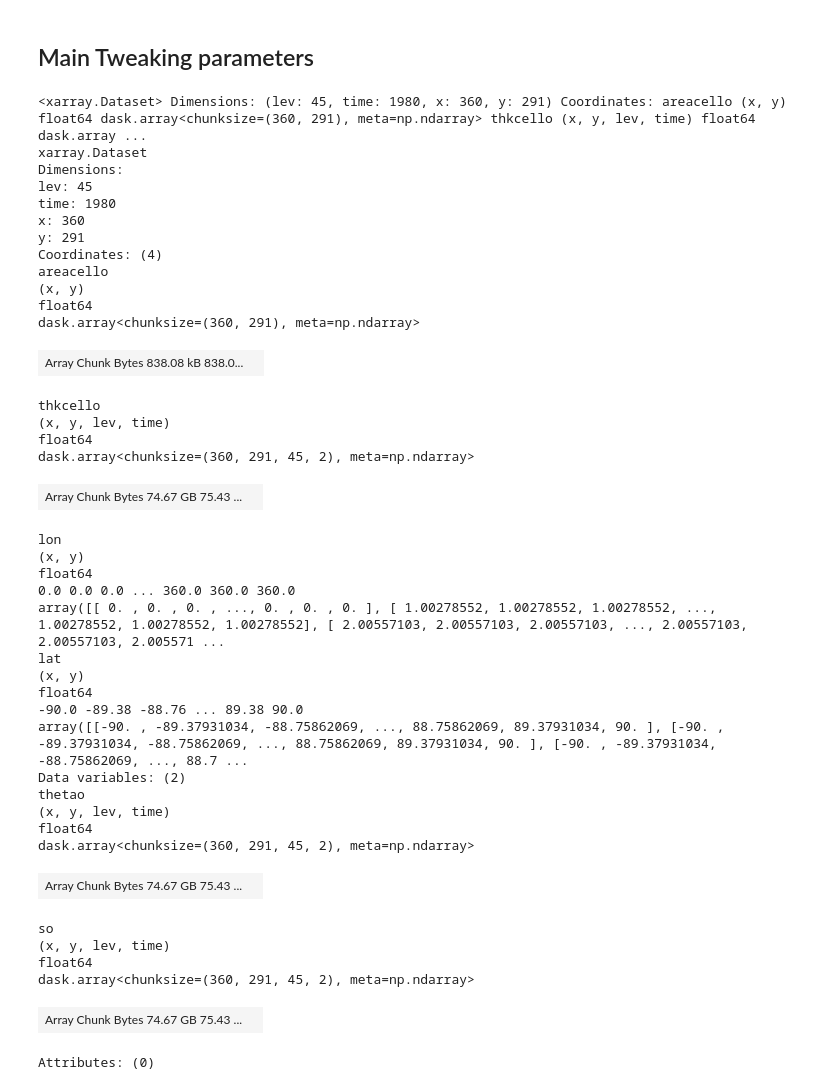
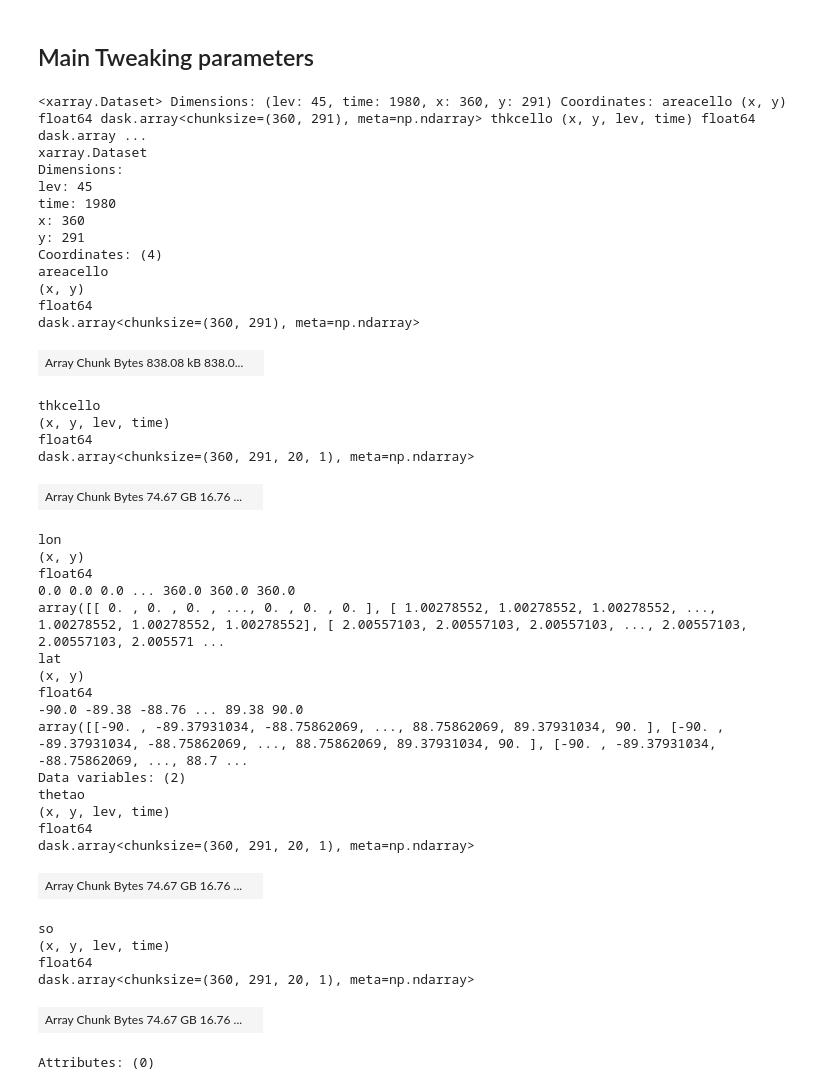
Before and after one commit to ocean-transport/coiled_collaboration, a Jupyter notebook: notebooks/jbusecke_2d_xhistogram/jbusecke_2d_xhistogram.ipynb, the cells around one changed output. Cells and saved outputs as stored; diff of their text form; code cells hidden in the pictures.

```diff
--- a/notebooks/jbusecke_2d_xhistogram/jbusecke_2d_xhistogram.ipynb
+++ b/notebooks/jbusecke_2d_xhistogram/jbusecke_2d_xhistogram.ipynb
@@ -55,8 +63,11 @@ from dask.distributed import performance_report
 # %% [markdown]
 ## Main Tweaking parameters
 # %%
-n_bins=150 # the number of bins (for each variable). Determines the output chunk size
-ct = 2 #chunking along the time dimension (which is preserved in the computation). This determines the size of the input chunks
+n_bins=1000 # the number of bins (for each variable). Determines the output chunk size
+ct = 1 #chunking along the time dimension (which is preserved in the computation). This determines the size of the input chunks
+# do we need to chunk smaller?
+# cz=20
+cz=20
 # %%
 def pdf_wrapper(ds, bins_dict={'thetao':np.linspace(-1, 1, n_bins), 'so':np.linspace(-1, 1, n_bins)}, dim=['x', 'y', 'lev']):
 
@@ -82,41 +93,41 @@ def pdf_wrapper(ds, bins_dict={'thetao':np.linspace(-1, 1, n_bins), 'so':np.lins
 
 nx,ny,nz,nt = 360, 291, 45, 1980
 # first try it with consistent chunk sizes (the actual datases can have slightly different time chunks)
-cx,cy,cz = nx, ny, nz
+cx,cy = nx, ny
 
 so = xr.DataArray(dsa.random.random([nx,ny,nz,nt], chunks=[cx,cy,cz,ct]), dims=['x', 'y', 'lev', 'time'])
 thetao = xr.DataArray(dsa.random.random([nx,ny,nz,nt], chunks=[cx,cy,cz,ct]), dims=['x', 'y', 'lev', 'time'])
 areacello = xr.DataArray(dsa.random.random([nx,ny], chunks=[cx,cy]), dims=['x', 'y'])
 thkcello = xr.DataArray(dsa.random.random([nx,ny,nz,nt], chunks=[cx,cy,cz,ct]), dims=['x', 'y', 'lev', 'time'])
 llon, llat = np.meshgrid(np.linspace(0,360, nx), np.linspace(-90,90, ny), indexing='ij')
 lon = xr.DataArray(llon, dims=['x','y'])
 lat = xr.DataArray(llat, dims=['x','y'])
 
 
 ds_synth = xr.Dataset({'thetao':thetao, 'so':so})
 ds_synth = ds_synth.assign_coords(areacello=areacello, thkcello=thkcello, lon=lon, lat=lat)
 
 # ds_synth =
 ds_synth
 # %% [output]
 <xarray.Dataset> Dimensions: (lev: 45, time: 1980, x: 360, y: 291) Coordinates: areacello (x, y) float64 dask.array<chunksize=(360, 291), meta=np.ndarray> thkcello (x, y, lev, time) float64 dask.array ...
 xarray.Dataset
 Dimensions:
 lev: 45
 time: 1980
 x: 360
 y: 291
 Coordinates: (4)
 areacello
 (x, y)
 float64
 dask.array<chunksize=(360, 291), meta=np.ndarray>
 | Array Chunk Bytes 838.08 kB 838.0... |  |
 thkcello
 (x, y, lev, time)
 float64
-dask.array<chunksize=(360, 291, 45, 2), meta=np.ndarray>
+dask.array<chunksize=(360, 291, 20, 1), meta=np.ndarray>
-| Array Chunk Bytes 74.67 GB 75.43 ... |  |
+| Array Chunk Bytes 74.67 GB 16.76 ... |  |
 lon
 (x, y)
 float64
@@ -131,13 +142,13 @@ Data variables: (2)
 thetao
 (x, y, lev, time)
 float64
-dask.array<chunksize=(360, 291, 45, 2), meta=np.ndarray>
+dask.array<chunksize=(360, 291, 20, 1), meta=np.ndarray>
-| Array Chunk Bytes 74.67 GB 75.43 ... |  |
+| Array Chunk Bytes 74.67 GB 16.76 ... |  |
 so
 (x, y, lev, time)
 float64
-dask.array<chunksize=(360, 291, 45, 2), meta=np.ndarray>
+dask.array<chunksize=(360, 291, 20, 1), meta=np.ndarray>
-| Array Chunk Bytes 74.67 GB 75.43 ... |  |
+| Array Chunk Bytes 74.67 GB 16.76 ... |  |
 Attributes: (0)
 # %%
 out = pdf_wrapper(ds_synth).to_dataset(name='test')
```
Also changed, not shown: parts of 12 cells of this notebook, 1 other file.
